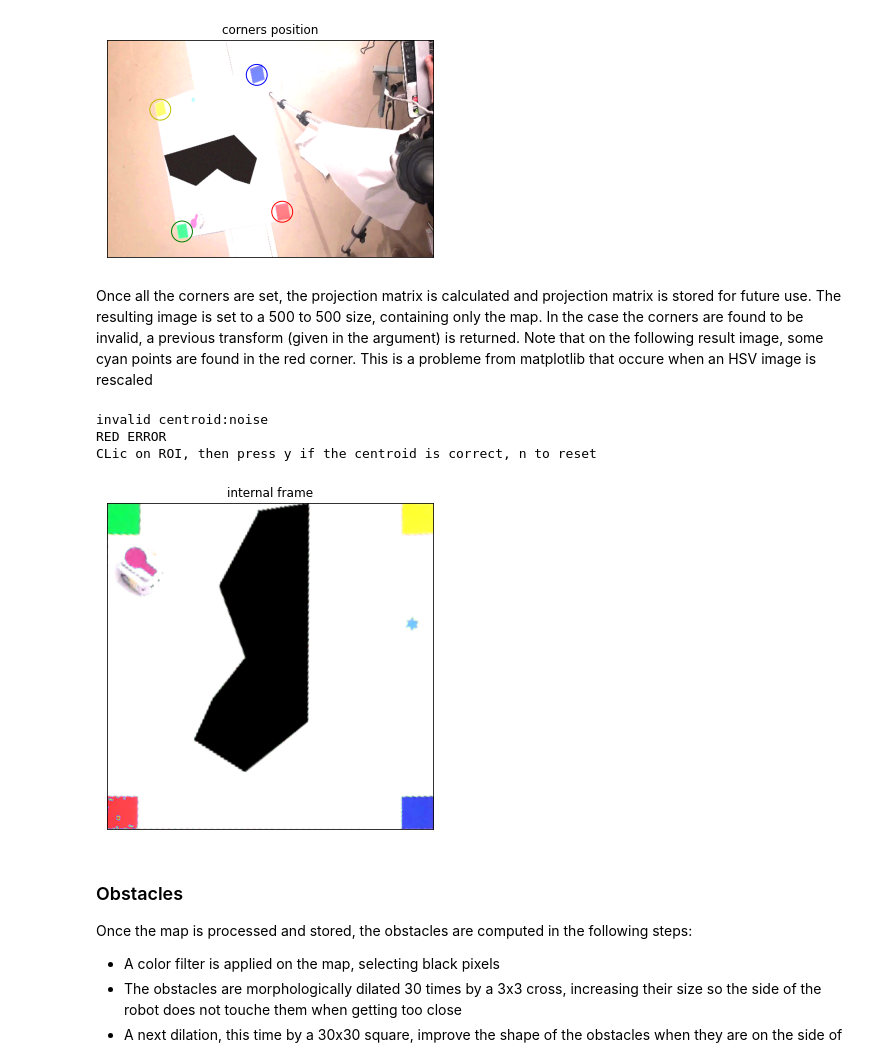
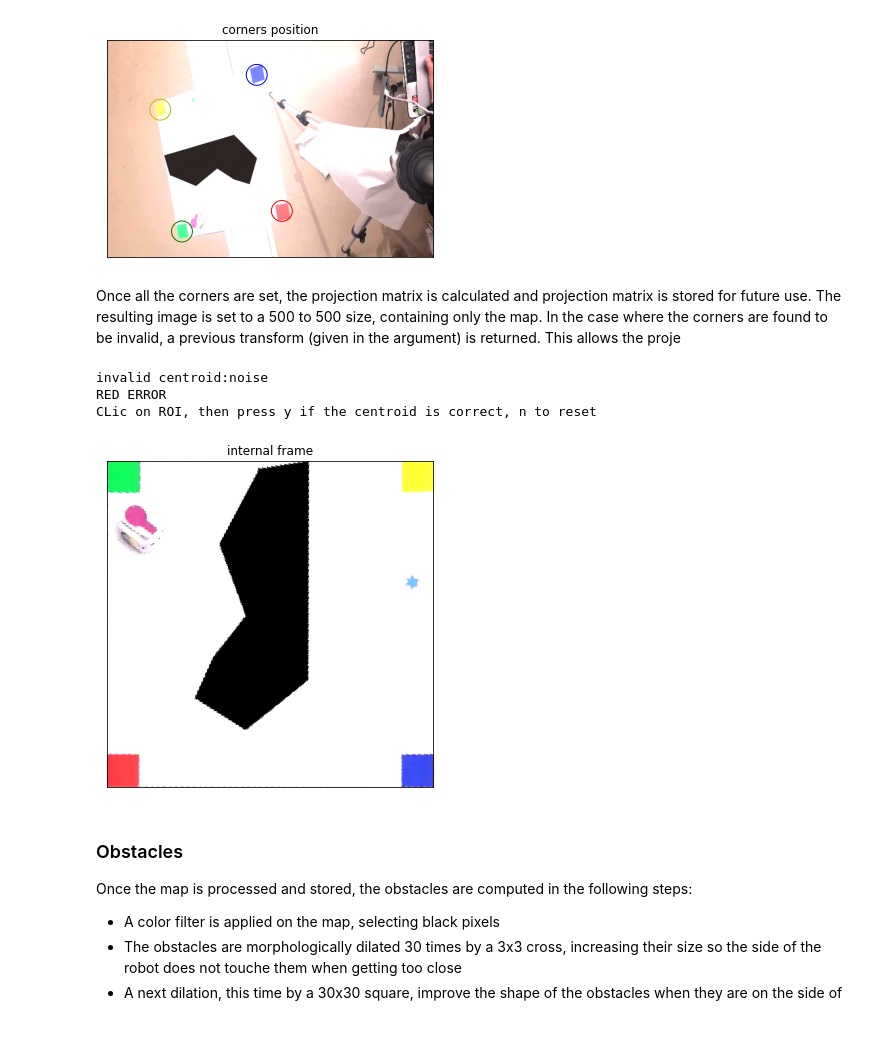
Before and after one commit to Fllask/Mobile_Robotics, a Jupyter notebook: Report.ipynb, the cells around one changed output. Cells and saved outputs as stored; diff of their text form; code cells hidden in the pictures; blank space fills up the shorter version.

```diff
--- a/Report.ipynb
+++ b/Report.ipynb
@@ -223,30 +223,29 @@ CLic on ROI, then press y if the centroid is correct, n to reset
 [figure]
 # %% [markdown]
 Once all the corners are set, the projection matrix is calculated and projection matrix is stored for future use.
-The resulting image is set to a 500 to 500 size, containing only the map. In the case the corners are found to be invalid, a previous transform (given in the argument) is returned.
-Note that on the following result image, some cyan points are found in the red corner. This is a probleme from matplotlib that occure when an HSV image is rescaled
+The resulting image is set to a 500 to 500 size, containing only the map. In the case where the corners are found to be invalid, a previous transform (given in the argument) is returned. This allows the proje
 # %%
 prevtrans = np.identity(3)
 # %%
 transform, invalid = v.getTransformimage(img,camera,prevtrans,valext, setmanually = True)
 if not invalid:
-    imgreal = cv2.warpPerspective(imgprep, transform, (500,500),borderMode=cv2.BORDER_REFLECT_101)
+    imgreal = cv2.warpPerspective(imgprep, transform, (500,500),borderMode=cv2.BORDER_REFLECT_101, flags = cv2.INTER_NEAREST)
     imgreal_rgb = cv2.cvtColor(imgreal,cv2.COLOR_HSV2RGB).get()
     prevtrans = transform
     fig,ax = plt.subplots()
     fig.set_size_inches(6,6)
     ax.imshow(imgreal_rgb)
     [ax.get_xaxis().set_visible(False) for ax in fig.axes]
     [ax.get_yaxis().set_visible(False) for ax in fig.axes]
     ax.set_title('internal frame')
     plt.show()
 else:
     print("invalid transform")
 # %% [output]
 invalid centroid:noise
 RED ERROR
 CLic on ROI, then press y if the centroid is correct, n to reset
-[figure, old version]
+[figure, new version]
 # %% [markdown]
 ### Obstacles
 Once the map is processed and stored, the obstacles are computed in the following steps:
```
